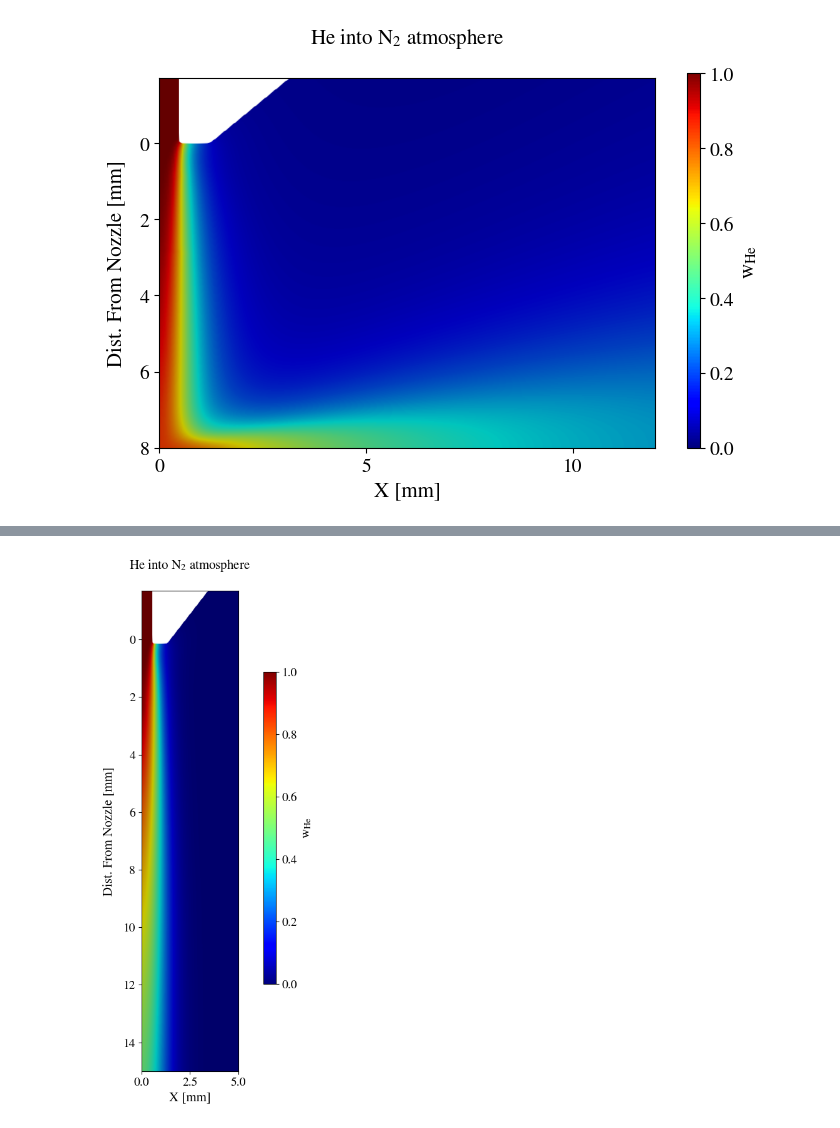
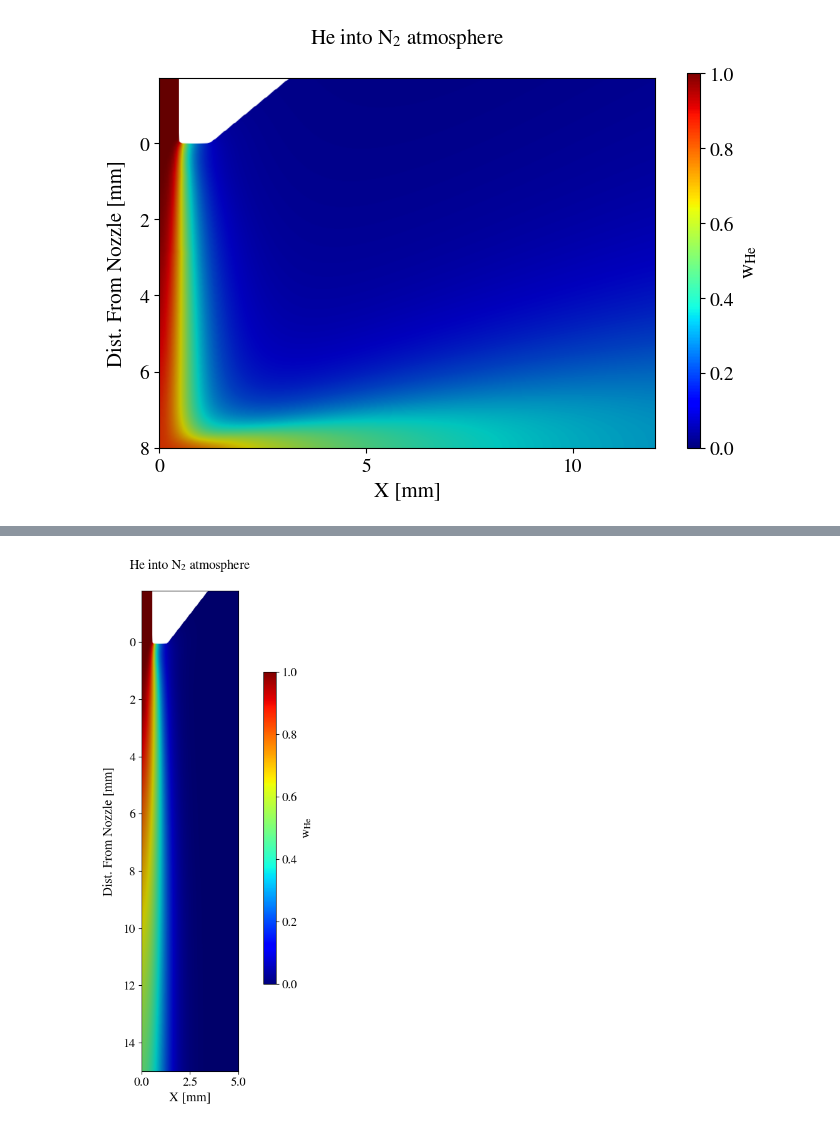
Before and after one commit to gsgall/zapdos, a Jupyter notebook: nitrogen_atmosphere/csv_results/plot_results.ipynb, the cells around one changed output, grey strips where cells are left out. Saved outputs shown, nothing was run; the diff lists cells and outputs as text; code cells hidden in the pictures.

```diff
--- a/nitrogen_atmosphere/csv_results/plot_results.ipynb
+++ b/nitrogen_atmosphere/csv_results/plot_results.ipynb
@@ -94,34 +94,34 @@ fig, ax = plt.subplots(figsize=(2, 10))
 
 im = mpimg.imread('open_base.eps')
 
-ax.set_ylim(-1.7, 15)
+ax.set_ylim(-1.8, 15)
 ax.set_xlim(0, 5)
 # ax.set_xticks([0, 5, 10])
 # ax.set_yticks([0, 2, 4])
 plt.gca().invert_yaxis()
 
 ax.set_xlabel('X [mm]')
 
 ax.set_ylabel('Dist. From Nozzle [mm]', labelpad=10)
 ax.set_zorder(2)
 ax.set_facecolor('none')
 ax.set_title('He into N$_2$ atmosphere')
 
 ax_tw_x = ax.twinx()
 ax_tw_x.axis('off')
 ax2 = ax_tw_x.twiny()
 ax2.imshow(im, aspect='auto')
 ax2.axis('off')
 
 cmap = plt.cm.jet  # You can choose a different colormap
 norm = Normalize(vmin=0, vmax=1)
 # Add a color bar
 cax = ColorbarBase(ax=fig.add_axes([1.1, 0.25, 0.1, 0.5]), cmap=cmap, norm=norm, orientation='vertical')
 cax.set_label('w$_{\mathrm{He}}$')
 
 
 
 plt.savefig('open.eps', format='eps', bbox_inches='tight')
 plt.show()
 # %% [output]
-[figure, old version]
+[figure, new version]
```
Also changed, not shown: parts of 1 cell of this notebook, 3 other files.
